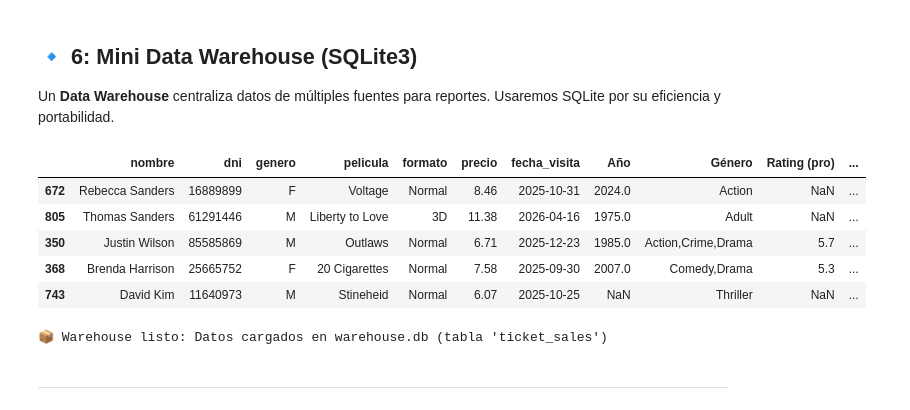
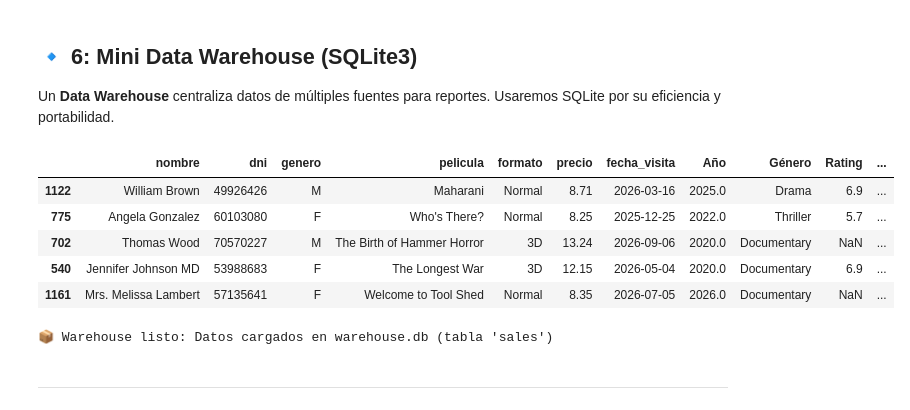
Before and after one commit to jorgeav527/py-fundamentals-ds, a Jupyter notebook: 00_Presentacion_09.ipynb, the cells around one changed output. Saved outputs shown, nothing was run; the diff lists cells and outputs as text; code cells hidden in the pictures.

Commit message:
streaming de datos complete

```diff
--- a/00_Presentacion_09.ipynb
+++ b/00_Presentacion_09.ipynb
@@ -346,25 +414,25 @@ df_master.sample(5)
 
 Un **Data Warehouse** centraliza datos de múltiples fuentes para reportes. Usaremos SQLite por su eficiencia y portabilidad.
 # %%
-df_master = pd.read_csv("CleanData/master_data_final.csv")
+df_master = pd.read_csv("DataClean/data_final.csv")
 df_master.sample(5)
 # %% [output]
-|  | nombre | dni | genero | pelicula | formato | precio | fecha_visita | Año | Género | Rating (pro) | ... |
-| 672 | Rebecca Sanders | 16889899 | F | Voltage | Normal | 8.46 | 2025-10-31 | 2024.0 | Action | NaN | ... |
-| 805 | Thomas Sanders | 61291446 | M | Liberty to Love | 3D | 11.38 | 2026-04-16 | 1975.0 | Adult | NaN | ... |
-| 350 | Justin Wilson | 85585869 | M | Outlaws | Normal | 6.71 | 2025-12-23 | 1985.0 | Action,Crime,Drama | 5.7 | ... |
-| 368 | Brenda Harrison | 25665752 | F | 20 Cigarettes | Normal | 7.58 | 2025-09-30 | 2007.0 | Comedy,Drama | 5.3 | ... |
-| 743 | David Kim | 11640973 | M | Stineheid | Normal | 6.07 | 2025-10-25 | NaN | Thriller | NaN | ... |
+|  | nombre | dni | genero | pelicula | formato | precio | fecha_visita | Año | Género | Rating | ... |
+| 1122 | William Brown | 49926426 | M | Maharani | Normal | 8.71 | 2026-03-16 | 2025.0 | Drama | 6.9 | ... |
+| 775 | Angela Gonzalez | 60103080 | F | Who's There? | Normal | 8.25 | 2025-12-25 | 2022.0 | Thriller | 5.7 | ... |
+| 702 | Thomas Wood | 70570227 | M | The Birth of Hammer Horror | 3D | 13.24 | 2026-09-06 | 2020.0 | Documentary | NaN | ... |
+| 540 | Jennifer Johnson MD | 53988683 | F | The Longest War | 3D | 12.15 | 2026-05-04 | 2020.0 | Documentary | 6.9 | ... |
+| 1161 | Mrs. Melissa Lambert | 57135641 | F | Welcome to Tool Shed | Normal | 8.35 | 2026-07-05 | 2026.0 | Documentary | NaN | ... |
 # %%
 import sqlite3
 
 # Cargar datos en la base de datos
 conn = sqlite3.connect('warehouse.db')
-df_master.to_sql('ticket_sales', conn, if_exists='replace', index=False)
+df_master.to_sql('sales', conn, if_exists='replace', index=False)
 
-print("📦 Warehouse listo: Datos cargados en warehouse.db (tabla 'ticket_sales')")
+print("📦 Warehouse listo: Datos cargados en warehouse.db (tabla 'sales')")
 conn.close()
 # %% [output]
-📦 Warehouse listo: Datos cargados en warehouse.db (tabla 'ticket_sales')
+📦 Warehouse listo: Datos cargados en warehouse.db (tabla 'sales')
 # %% [markdown]
 ---
```
Also changed, not shown: parts of 39 cells of this notebook, 23 other files.
